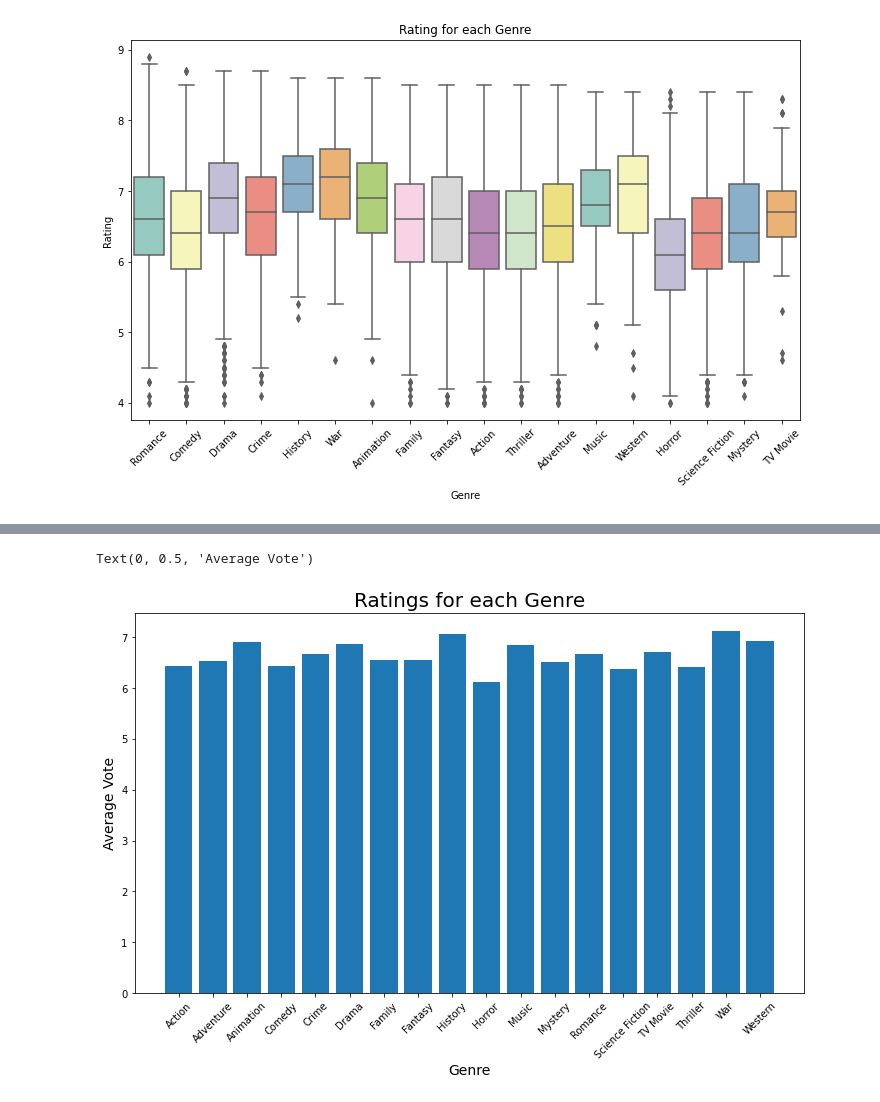
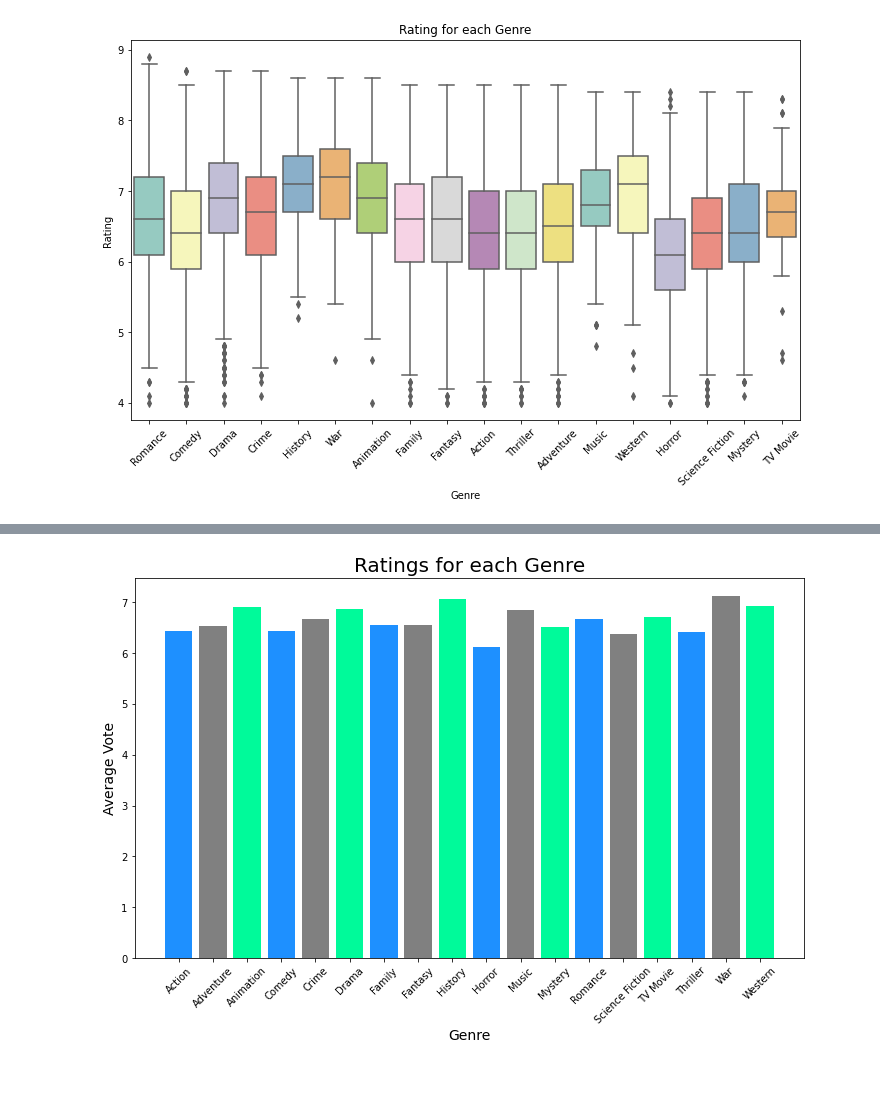
Before and after one commit to raizelistaken/MovieAnalysis, a Jupyter notebook: GenresDF.ipynb, the cells around one changed output, grey strips where cells are left out. Saved outputs shown, nothing was run; the diff lists cells and outputs as text; code cells hidden in the pictures.

```diff
--- a/GenresDF.ipynb
+++ b/GenresDF.ipynb
@@ -167,14 +167,14 @@ Name: vote_average, dtype: float64
 # %%
 fig, ax = plt.subplots(figsize=(12, 7))
 x = df.groupby('genre_ids')['vote_average'].mean().index
 y = df.groupby('genre_ids')['vote_average'].mean().values
-ax.bar(x,y)
+ax.bar(x,y, color = ['dodgerblue','gray', 'mediumspringgreen'])
 plt.xticks(rotation=45)
 ax.set_title('Ratings for each Genre', fontsize = 20)
 ax.set_xlabel('Genre', fontsize = 14)
 ax.set_ylabel('Average Vote', fontsize = 14)
 
+
 plt.savefig('genres_rating_bargraph')
 # %% [output]
-Text(0, 0.5, 'Average Vote')
-[figure, old version]
+[figure, new version]
```
Also changed, not shown: parts of 1 cell of this notebook, 2 other files.
